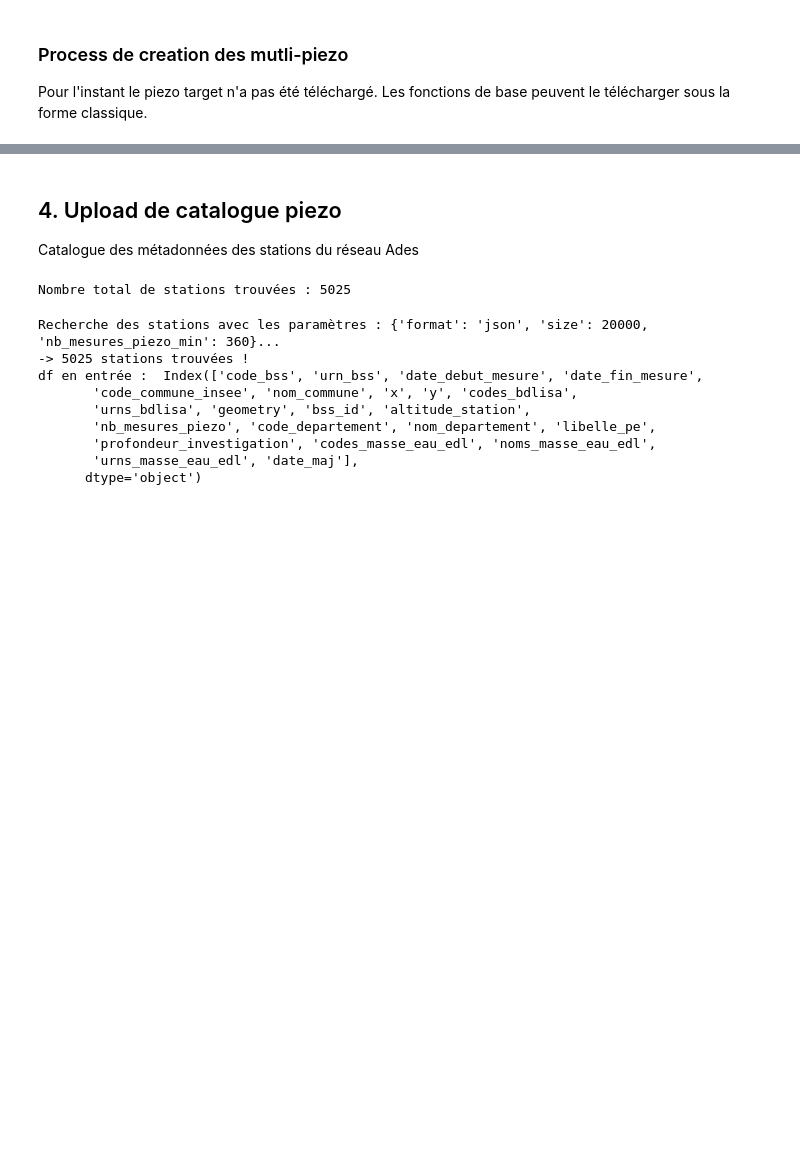
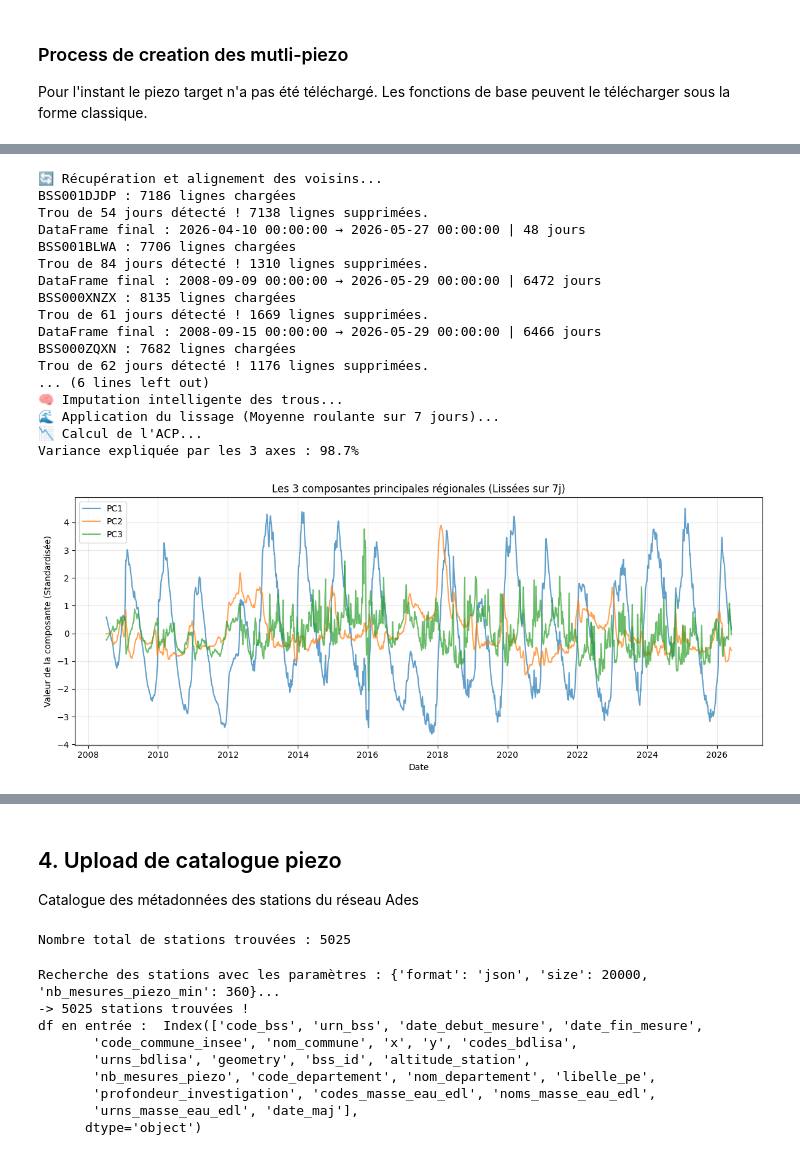
Before and after one commit to charourou/Projet_Hydrosense, a Jupyter notebook: notebooks/voisins_piezo.ipynb, the cells around one changed output, grey strips where cells are left out. Saved outputs shown, nothing was run; the diff lists cells and outputs as text; code cells hidden in the pictures; blank space fills up the shorter version.

```diff
--- a/notebooks/voisins_piezo.ipynb
+++ b/notebooks/voisins_piezo.ipynb
@@ -237,0 +203,27 @@ BSS001QHHN : 5281 lignes chargées
+# %%
+from hydrosense.preprocess.features import extraire_PCA_piezo
+
+df_pca = extraire_PCA_piezo(
+    voisins_ids=top_10['bss_id'],
+    n_components=3,
+    toggle_plot=True
+)
+# %% [output]
+🔄 Récupération et alignement des voisins...
+BSS001DJDP : 7186 lignes chargées
+Trou de 54 jours détecté ! 7138 lignes supprimées.
+DataFrame final : 2026-04-10 00:00:00 → 2026-05-27 00:00:00 | 48 jours
+BSS001BLWA : 7706 lignes chargées
+Trou de 84 jours détecté ! 1310 lignes supprimées.
+DataFrame final : 2008-09-09 00:00:00 → 2026-05-29 00:00:00 | 6472 jours
+BSS000XNZX : 8135 lignes chargées
+Trou de 61 jours détecté ! 1669 lignes supprimées.
+DataFrame final : 2008-09-15 00:00:00 → 2026-05-29 00:00:00 | 6466 jours
+BSS000ZQXN : 7682 lignes chargées
+Trou de 62 jours détecté ! 1176 lignes supprimées.
+... (6 lines left out)
+🧠 Imputation intelligente des trous...
+🌊 Application du lissage (Moyenne roulante sur 7 jours)...
+📉 Calcul de l'ACP...
+Variance expliquée par les 3 axes : 98.7%
+[figure, added]
```
Also changed, not shown: parts of 17 cells of this notebook, 1 other file.
